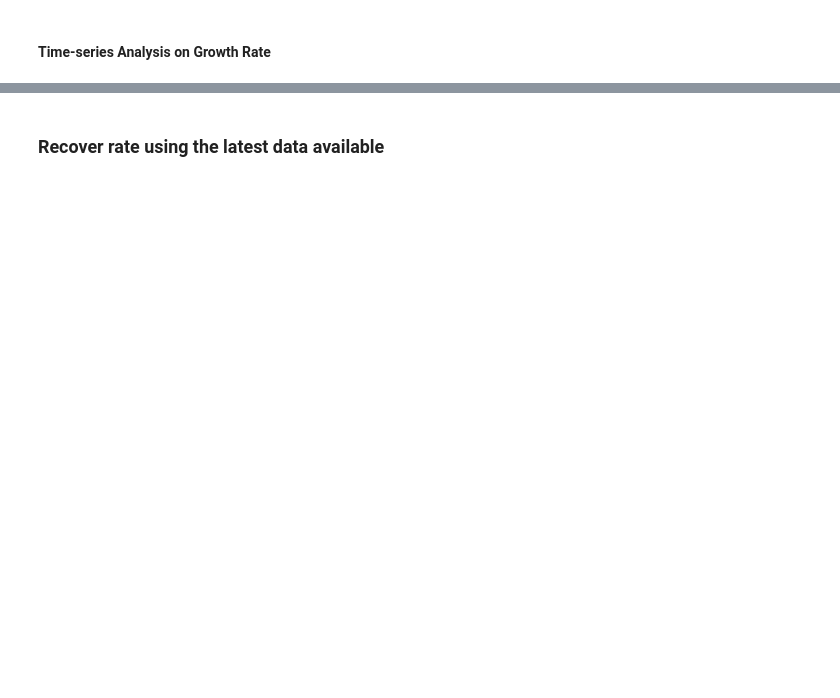
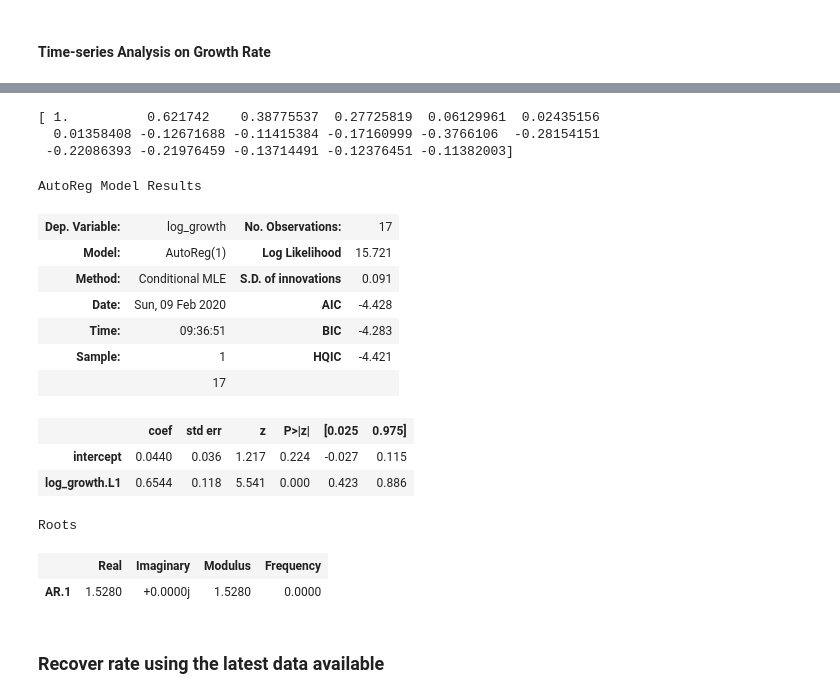
Before and after one commit to deeplaunch/Experiments, a Jupyter notebook: nCoV/Novel Coronavirus Spread.ipynb, the cells around one changed output, grey strips where cells are left out. Drawn from its saved outputs; the diff is of its cells as text; code cells hidden in the pictures; blank space fills up the shorter version.

Commit message:
Update to 2/8; add AR model for outside China

```diff
--- a/nCoV/Novel Coronavirus Spread.ipynb
+++ b/nCoV/Novel Coronavirus Spread.ipynb
@@ -399,3 +403,29 @@ Roots
+# %%
+# auto-correlation is quite high
+print(acf(outside_agg_df['log_growth'].dropna()))
+
+# this consistent with AR test, whose lag is significant
+model = AutoReg(outside_agg_df['log_growth'].dropna(), lags=1) # unable to run VAR due to missing values (synthetic control?)
+results = model.fit()
+results.summary()
+# %% [output]
+[ 1.          0.621742    0.38775537  0.27725819  0.06129961  0.02435156
+  0.01358408 -0.12671688 -0.11415384 -0.17160999 -0.3766106  -0.28154151
+ -0.22086393 -0.21976459 -0.13714491 -0.12376451 -0.11382003]
+AutoReg Model Results
+| Dep. Variable: | log_growth | No. Observations: | 17 |
+| Model: | AutoReg(1) | Log Likelihood | 15.721 |
+| Method: | Conditional MLE | S.D. of innovations | 0.091 |
+| Date: | Sun, 09 Feb 2020 | AIC | -4.428 |
+| Time: | 09:36:51 | BIC | -4.283 |
+| Sample: | 1 | HQIC | -4.421 |
+|  | 17 |  |  |
+|  | coef | std err | z | P>|z| | [0.025 | 0.975] |
+| intercept | 0.0440 | 0.036 | 1.217 | 0.224 | -0.027 | 0.115 |
+| log_growth.L1 | 0.6544 | 0.118 | 5.541 | 0.000 | 0.423 | 0.886 |
+Roots
+|  | Real | Imaginary | Modulus | Frequency |
+| AR.1 | 1.5280 | +0.0000j | 1.5280 | 0.0000 |
 # %% [markdown]
 ### Recover rate using the latest data available
 # %%
```
Also changed, not shown: parts of 23 cells of this notebook.
